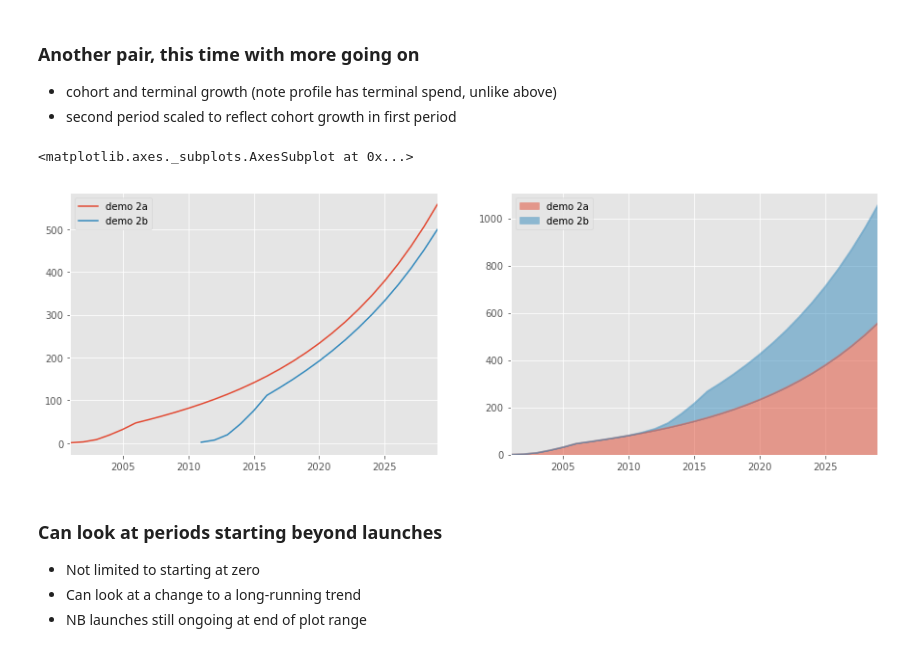
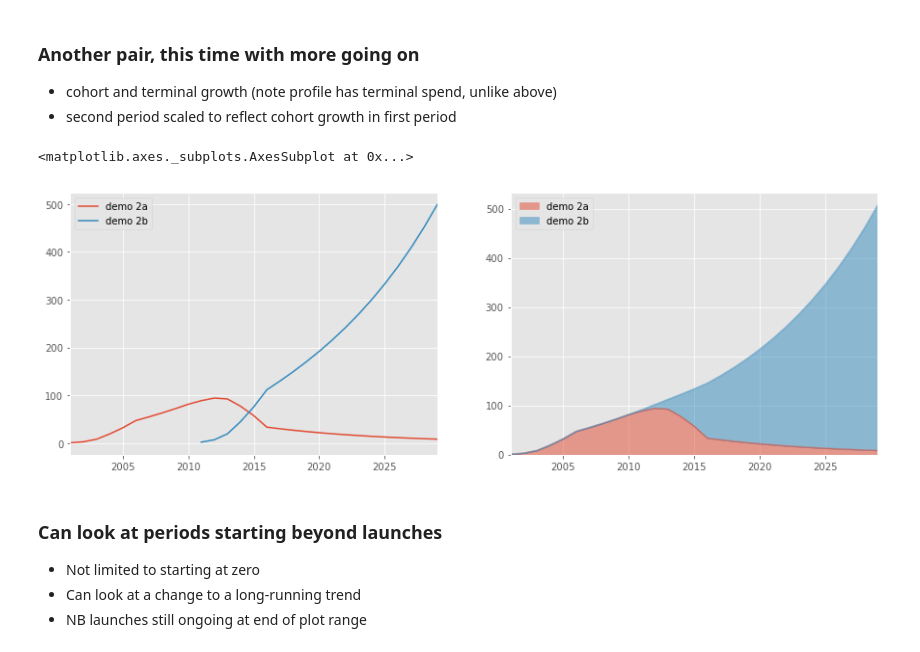
Before and after one commit to opi9a/data_accelerator, a Jupyter notebook: spend_engine_dev.ipynb, the cells around one changed output. Cells and saved outputs as stored; diff of their text form; code cells hidden in the pictures.

```diff
--- a/spend_engine_dev.ipynb
+++ b/spend_engine_dev.ipynb
@@ -256,15 +147,15 @@ It looks like it's right - identical successive cohorts are the same as a single
 - cohort and terminal growth (note profile has terminal spend, unlike above)
 - second period scaled to reflect cohort growth in first period
 # %%
-demo_2a = get_forecast(test_profile, 2001, 2030, 0.1, -0.1, 1, 2001, 2030, "demo 2a")
+demo_2a = get_forecast(test_profile, 2001, 2011, 0.1, -0.1, 1, 2001, 2030, "demo 2a")
 demo_2b = get_forecast(test_profile, 2011, 2030, 0.1, -0.1, 1.1**9, 2011, 2030, "demo 2b")
 
 fig, axs = plt.subplots(1,2)
 pd.concat([demo_2a, demo_2b], axis=1).plot(ax=axs[0], figsize=(15,5))
 pd.concat([demo_2a, demo_2b], axis=1).plot(ax=axs[1], kind="area", stacked=True, alpha=0.5)
 # %% [output]
 <matplotlib.axes._subplots.AxesSubplot at 0x...>
-[figure, old version]
+[figure, new version]
 # %% [markdown]
 ### Can look at periods starting beyond launches
 - Not limited to starting at zero
```
Also changed, not shown: parts of 10 cells of this notebook, 2 other files.
